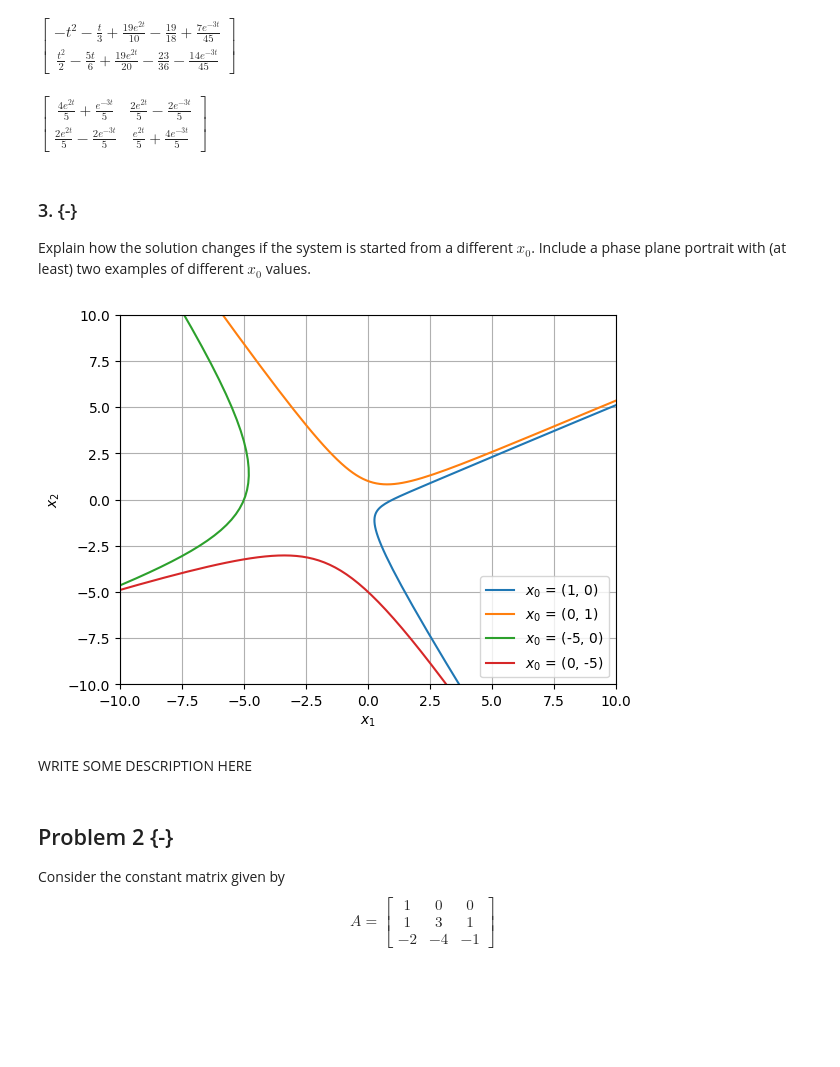
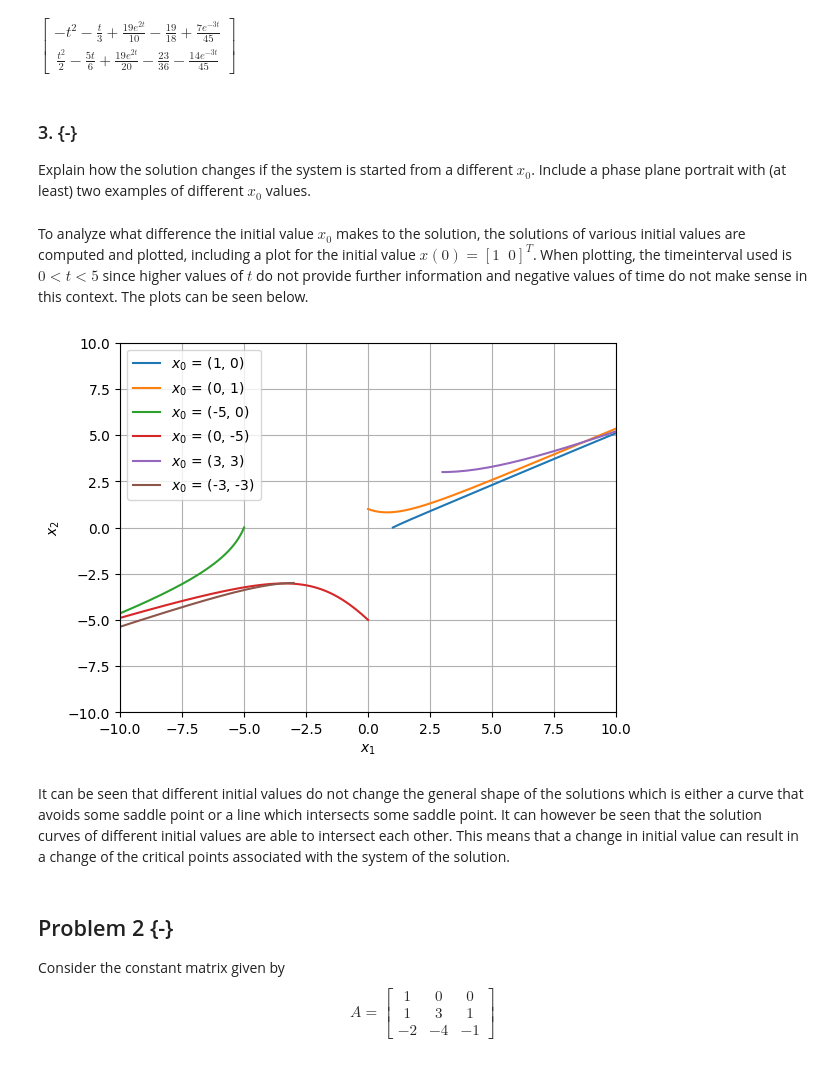
Before and after one commit to Khanrik/UniFolder, a Jupyter notebook: 3. Semester/Differentialligninger/Afleveringer/Aflevering 3/Assignment 3.ipynb, the cells around one changed output. Saved outputs shown, nothing was run; the diff lists cells and outputs as text; code cells hidden in the pictures; blank space fills up the shorter version.

Commit message:
done with diff aflevering 3, but maybe change the time to also have negative in 1.3?

```diff
--- a/3. Semester/Differentialligninger/Afleveringer/Aflevering 3/Assignment 3.ipynb
+++ b/3. Semester/Differentialligninger/Afleveringer/Aflevering 3/Assignment 3.ipynb
@@ -91,43 +91,41 @@ xt = xc + xp
 sp.simplify(xt)
 # %% [output]
 $\displaystyle \left[\begin{matrix}- t^{2} - \frac{t}{3} + \frac{19 e^{2 t}}{10} - \frac{19}{18} + \frac{7 e^{- 3 t}}{45}\\\frac{t^{2}}{2} - \frac{5 t}{6} + \frac{19 e^{2 t}}{20} - \frac{23}{36} - \frac{14 e^{- 3 t}}{45}\end{matrix}\right]$
-# %%
-eAt
-# %% [output]
-$\displaystyle \left[\begin{matrix}\frac{4 e^{2 t}}{5} + \frac{e^{- 3 t}}{5} & \frac{2 e^{2 t}}{5} - \frac{2 e^{- 3 t}}{5}\\\frac{2 e^{2 t}}{5} - \frac{2 e^{- 3 t}}{5} & \frac{e^{2 t}}{5} + \frac{4 e^{- 3 t}}{5}\end{matrix}\right]$
 # %% [markdown]
 ### 3. {-}
 Explain how the solution changes if the system is started from a different $x_{0}$. Include a phase plane portrait with (at least) two examples of different $x_{0}$ values.
+# %% [markdown]
+To analyze what difference the initial value $x_{0}$ makes to the solution, the solutions of various initial values are computed and plotted, including a plot for the initial value $x(0) = [1 \; \; 0]^{T}$. When plotting, the timeinterval used is $0 < t < 5$ since higher values of $t$ do not provide further information and negative values of time do not make sense in this context. The plots can be seen below.
 # %%
 def sol(x0):
     return eAt * x0 + xp
 
-x0_list = sp.Matrix([   [1,0,-5,0],
-                        [0,1,0,-5],])
+x0_list = sp.Matrix([   [1,0,-5,0,3,-3],
+                        [0,1,0,-5,3,-3],])
 
-time = np.linspace(-5,5,300)
+time = np.linspace(0,5,300)
 
 for i in range(x0_list.shape[1]):
     x0 = x0_list[:,i]
     x1 = sp.lambdify(t, sol(x0)[0,:], "numpy")
     x2 = sp.lambdify(t, sol(x0)[1,:], "numpy")
 
     x1sol = np.ravel(x1(time))
     x2sol = np.ravel(x2(time))
 
     plt.plot(x1sol, x2sol, label=f"$x_0$ = ({x0[0]}, {x0[1]})")
 
 plt.xlabel("$x_1$")
 plt.ylabel("$x_2$")
 plt.grid()
 plt.xlim([-10,10])
 plt.ylim([-10,10])
 plt.legend()
 plt.show()
 # %% [output]
-[figure, old version]
+[figure, new version]
-# %% [markdown]
-WRITE SOME DESCRIPTION HERE
+# %% [markdown]
+It can be seen that different initial values do not change the general shape of the solutions which is either a curve that avoids some saddle point or a line which intersects some saddle point. It can however be seen that the solution curves of different initial values are able to intersect each other. This means that a change in initial value can result in a change of the critical points associated with the system of the solution.
 # %% [markdown]
 ## Problem 2 {-}
 Consider the constant matrix given by
```
Also changed, not shown: parts of 24 cells of this notebook.
